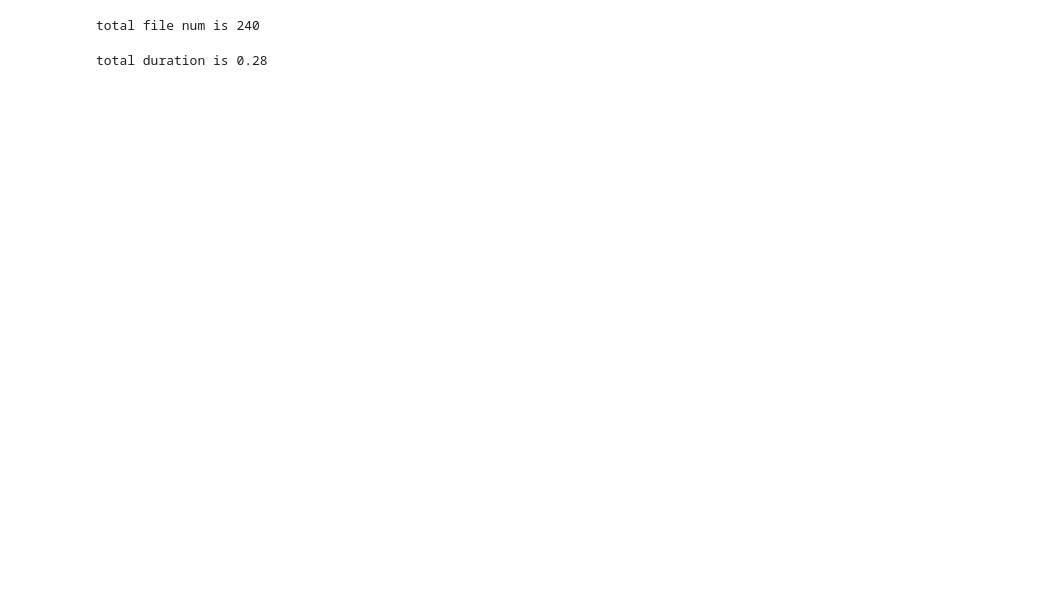
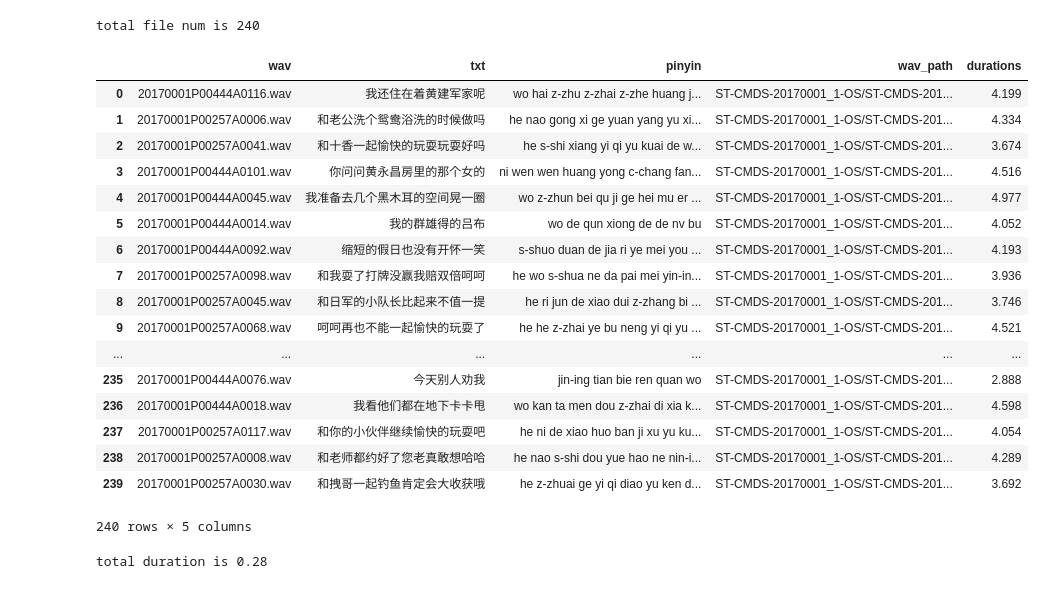
Before and after one commit to phecda-xu/asr-data-prepare, a Jupyter notebook: ST-CMDS-20170001_1-OS/STCMDS_PROCESSING.ipynb, the cells around one changed output. Drawn from its saved outputs; the diff is of its cells as text; code cells hidden in the pictures; blank space fills up the shorter version.

```diff
--- a/ST-CMDS-20170001_1-OS/STCMDS_PROCESSING.ipynb
+++ b/ST-CMDS-20170001_1-OS/STCMDS_PROCESSING.ipynb
@@ -7,16 +8,36 @@ import soundfile as sf
 BASE_PATH = os.getcwd()
 # %%
 data_path = os.path.join(BASE_PATH, 'ST-CMDS-20170001_1-OS')
+# %%
+def pinyin_cover(char):
+    if 'zh' in char:
+        char = char.replace("zh", "z")
+    char = char.replace("z", "z-zh")
+    if 'ch' in char:
+        char = char.replace("ch", "c")
+    char = char.replace("c", "c-ch")
+    if 'sh' in char:
+        char = char.replace("sh", "s")
+    char = char.replace("s", "s-sh")
+    if 'l' in char:
+        char = char.replace("l", "n")
+    if 'ing' in char:
+        char = char.replace("ing", "in")
+    char = char.replace("in", "in-ing")
+    return char
 # %%
 wav_list = []
 text_list = []
 wav_path_list = []
 durations_list = []
+pinyin_list = []
 for wav_name in os.listdir(os.path.join(data_path, 'wav')):
     wav_list.append(wav_name)
     with open(os.path.join(data_path, 'txt/{}'.format(wav_name.replace('wav','txt')))) as f:
         trans = f.readlines()[0]
         text_list.append(trans)
+        pinyin_text = ' '.join([pinyin_cover(i) for i in lazy_pinyin(trans)])
+        pinyin_list.append(pinyin_text)
         wav_path_list.append('ST-CMDS-20170001_1-OS/ST-CMDS-20170001_1-OS/wav/{}'.format(wav_name))
         sig, _ = sf.read(os.path.join(data_path, 'wav/{}'.format(wav_name)))
         duration = round(len(sig)/16000.0,4)
@@ -30,8 +51,30 @@ ST_data = pd.DataFrame()
 # %%
 ST_data["wav"] = wav_list
 ST_data["txt"] = text_list
+ST_data["pinyin"] = pinyin_list
 ST_data["wav_path"] = wav_path_list
 ST_data["durations"] = durations_list
+# %%
+ST_data
+# %% [output]
+|  | wav | txt | pinyin | wav_path | durations |
+| 0 | 20170001P00444A0116.wav | 我还住在着黄建军家呢 | wo hai z-zhu z-zhai z-zhe huang j... | ST-CMDS-20170001_1-OS/ST-CMDS-201... | 4.199 |
+| 1 | 20170001P00257A0006.wav | 和老公洗个鸳鸯浴洗的时候做吗 | he nao gong xi ge yuan yang yu xi... | ST-CMDS-20170001_1-OS/ST-CMDS-201... | 4.334 |
+| 2 | 20170001P00257A0041.wav | 和十香一起愉快的玩耍玩耍好吗 | he s-shi xiang yi qi yu kuai de w... | ST-CMDS-20170001_1-OS/ST-CMDS-201... | 3.674 |
+| 3 | 20170001P00444A0101.wav | 你问问黄永昌房里的那个女的 | ni wen wen huang yong c-chang fan... | ST-CMDS-20170001_1-OS/ST-CMDS-201... | 4.516 |
+| 4 | 20170001P00444A0045.wav | 我准备去几个黑木耳的空间晃一圈 | wo z-zhun bei qu ji ge hei mu er ... | ST-CMDS-20170001_1-OS/ST-CMDS-201... | 4.977 |
+| 5 | 20170001P00444A0014.wav | 我的群雄得的吕布 | wo de qun xiong de de nv bu | ST-CMDS-20170001_1-OS/ST-CMDS-201... | 4.052 |
+| 6 | 20170001P00444A0092.wav | 缩短的假日也没有开怀一笑 | s-shuo duan de jia ri ye mei you ... | ST-CMDS-20170001_1-OS/ST-CMDS-201... | 4.193 |
+| 7 | 20170001P00257A0098.wav | 和我耍了打牌没赢我赔双倍呵呵 | he wo s-shua ne da pai mei yin-in... | ST-CMDS-20170001_1-OS/ST-CMDS-201... | 3.936 |
+| 8 | 20170001P00257A0045.wav | 和日军的小队长比起来不值一提 | he ri jun de xiao dui z-zhang bi ... | ST-CMDS-20170001_1-OS/ST-CMDS-201... | 3.746 |
+| 9 | 20170001P00257A0068.wav | 呵呵再也不能一起愉快的玩耍了 | he he z-zhai ye bu neng yi qi yu ... | ST-CMDS-20170001_1-OS/ST-CMDS-201... | 4.521 |
+| ... | ... | ... | ... | ... | ... |
+| 235 | 20170001P00444A0076.wav | 今天别人劝我 | jin-ing tian bie ren quan wo | ST-CMDS-20170001_1-OS/ST-CMDS-201... | 2.888 |
+| 236 | 20170001P00444A0018.wav | 我看他们都在地下卡卡甩 | wo kan ta men dou z-zhai di xia k... | ST-CMDS-20170001_1-OS/ST-CMDS-201... | 4.598 |
+| 237 | 20170001P00257A0117.wav | 和你的小伙伴继续愉快的玩耍吧 | he ni de xiao huo ban ji xu yu ku... | ST-CMDS-20170001_1-OS/ST-CMDS-201... | 4.054 |
+| 238 | 20170001P00257A0008.wav | 和老师都约好了您老真敢想哈哈 | he nao s-shi dou yue hao ne nin-i... | ST-CMDS-20170001_1-OS/ST-CMDS-201... | 4.289 |
+| 239 | 20170001P00257A0030.wav | 和拽哥一起钓鱼肯定会大收获哦 | he z-zhuai ge yi qi diao yu ken d... | ST-CMDS-20170001_1-OS/ST-CMDS-201... | 3.692 |
+240 rows × 5 columns
 # %%
 total_time = round(sum(ST_data["durations"])/3600.0, 2)
 print("total duration is {} ".format(total_time))
```
Also changed, not shown: parts of 1 cell of this notebook, 11 other files.
